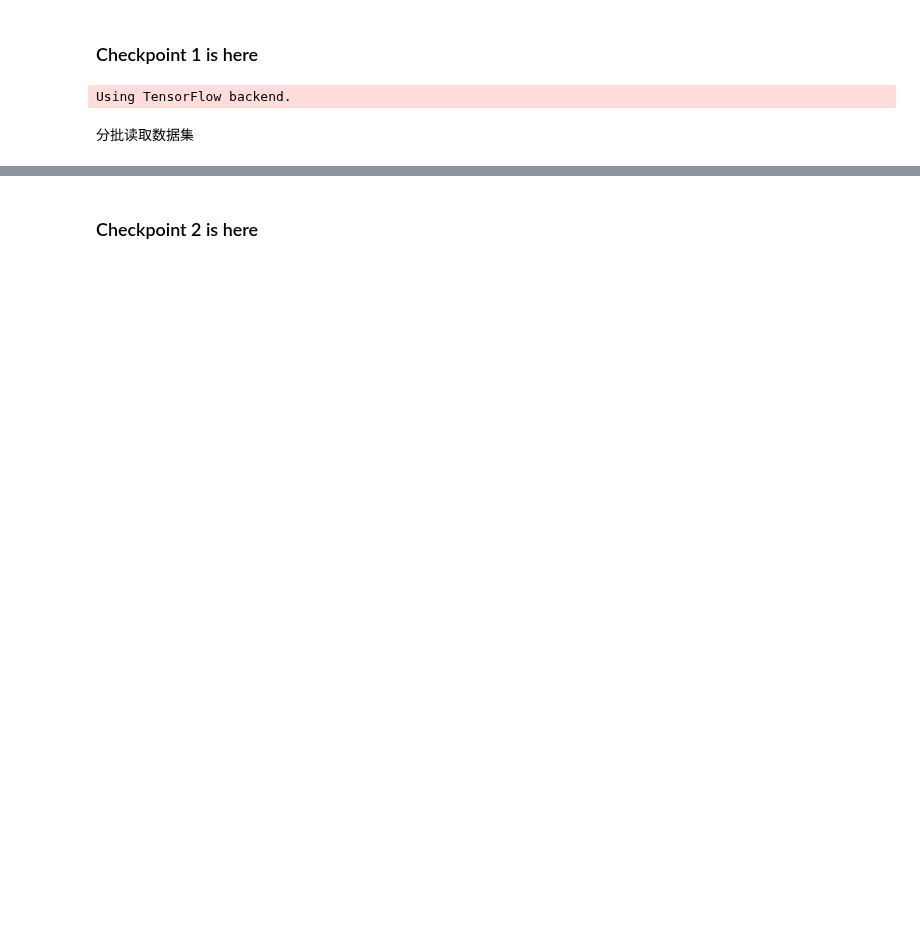
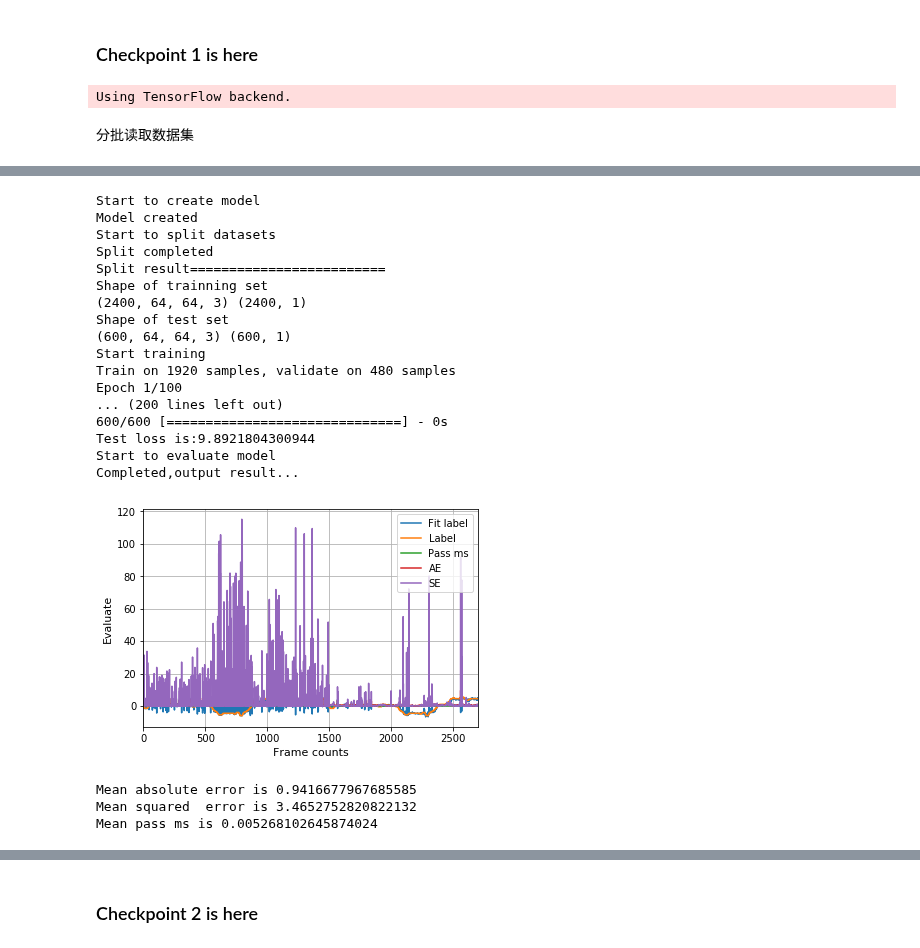
Before and after one commit to gdefenser/MyUdacity, a Jupyter notebook: CourseProjects/MLA_P7_DeepTesla/code.ipynb, the cells around one changed output, grey strips where cells are left out. Saved outputs shown, nothing was run; the diff lists cells and outputs as text; code cells hidden in the pictures; blank space fills up the shorter version.

```diff
--- a/CourseProjects/MLA_P7_DeepTesla/code.ipynb
+++ b/CourseProjects/MLA_P7_DeepTesla/code.ipynb
@@ -157,2 +178,69 @@ Model created
+# %%
+from keras.layers.pooling import MaxPooling2D
+from keras.layers import Dropout
+from keras.optimizers import Adam
+from keras.layers.normalization import BatchNormalization
+from keras.models import Sequential
+from keras.layers import Dense, Activation,Lambda
+from keras.layers.convolutional import Convolution2D
+from keras.layers.core import Flatten
+from keras import optimizers
+import params
+
+def get_nvidia_model_2():
+    print("Start to create model")
+    model = Sequential()
+    model.add(Lambda(lambda x:x/255., input_shape=(params.FLAGS.img_h, params.FLAGS.img_w, params.FLAGS.img_c)))
+    model.add(BatchNormalization())
+    model.add(Convolution2D(24,(5,5), activation='elu', strides=(2,2), padding='same'))
+
+    model.add(MaxPooling2D(pool_size=(2, 2)))
+    model.add(Convolution2D(36,(5,5), activation='elu', strides=(2,2), padding='same'))
+    model.add(MaxPooling2D(pool_size=(2, 2)))
+    model.add(Convolution2D(48,(5,5), activation='elu', strides=(2,2), padding='same'))
+    model.add(MaxPooling2D(pool_size=(2, 2)))
+    model.add(Convolution2D(64,(3,3), activation='elu', strides=(1,1), padding='same'))
+    model.add(MaxPooling2D(pool_size=(1, 1)))
+    model.add(Convolution2D(64,(3,3), activation='elu', strides=(1,1), padding='same'))
+    model.add(MaxPooling2D(pool_size=(1, 1)))
+
+    model.add(Flatten())
+
+    model.add(Dense(1164, activation='elu'))
+    model.add(Dropout(0.25))
+    model.add(Dense(100, activation='elu'))
+    model.add(Dropout(0.5))
+    model.add(Dense(50, activation='elu'))
+    model.add(Dense(10, activation='elu'))
+    model.add(Dense(1))
+    model.compile(loss='mse', optimizer='Adam')
+    print("Model created")
+    return model
+
+model = get_nvidia_model_2()
+fitted_model = processor.fit_model(all_features,all_labels,model,epochs=100)
+processor.evaluate_final_model(model,all_features,all_labels)
+# %% [output]
+Start to create model
+Model created
+Start to split datasets
+Split completed
+Split result=========================
+Shape of trainning set
+(2400, 64, 64, 3) (2400, 1)
+Shape of test set
+(600, 64, 64, 3) (600, 1)
+Start training
+Train on 1920 samples, validate on 480 samples
+Epoch 1/100
+... (200 lines left out)
+600/600 [==============================] - 0s
+Test loss is:9.8921804300944
+Start to evaluate model
+Completed,output result...
+[figure, added]
+Mean absolute error is 0.9416677967685585
+Mean squared  error is 3.4652752820822132
+Mean pass ms is 0.005268102645874024
 # %%
 processor.display_fit_result(fitted_model)
```
Also changed, not shown: parts of 25 cells of this notebook, 6 other files.
